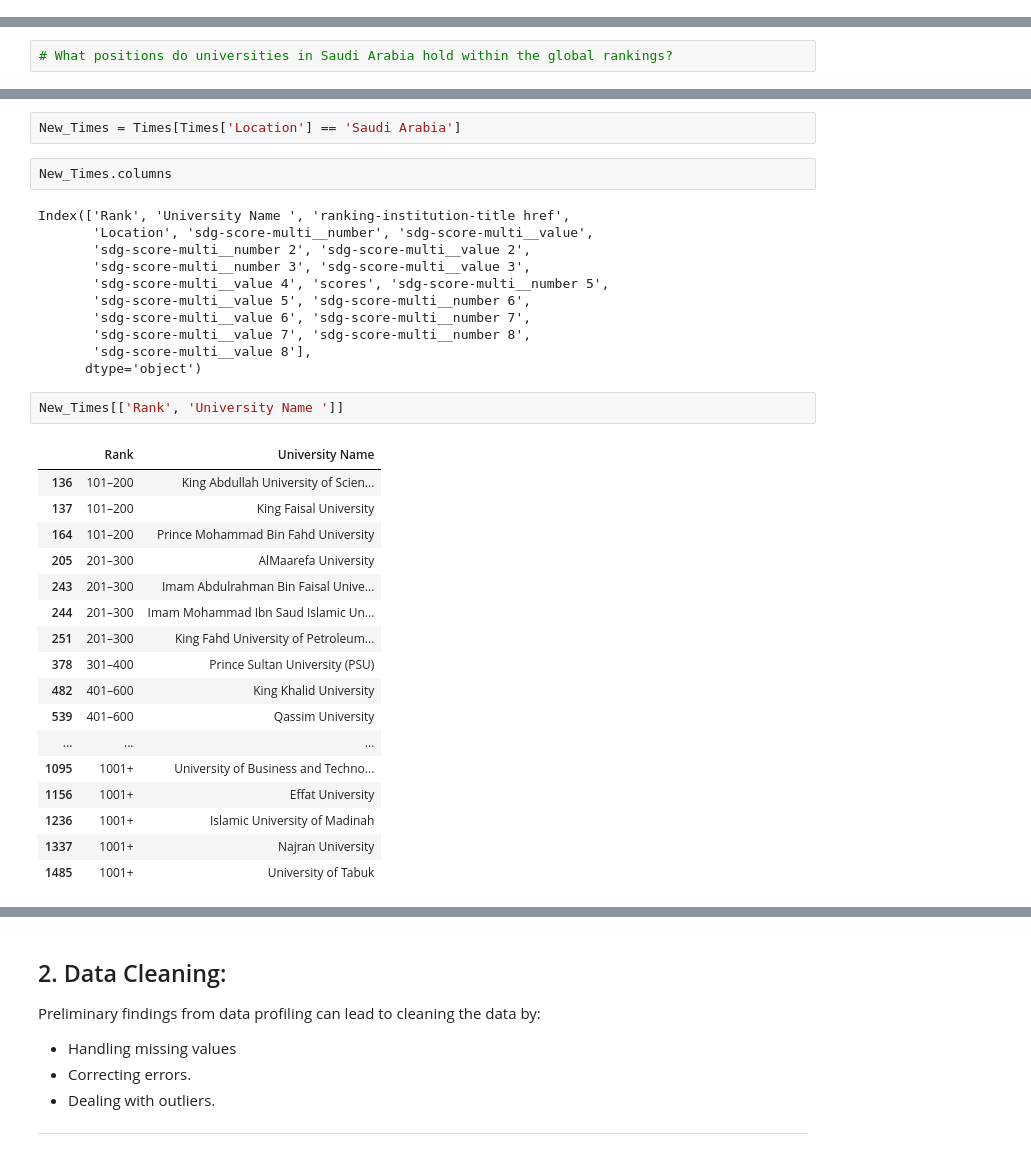
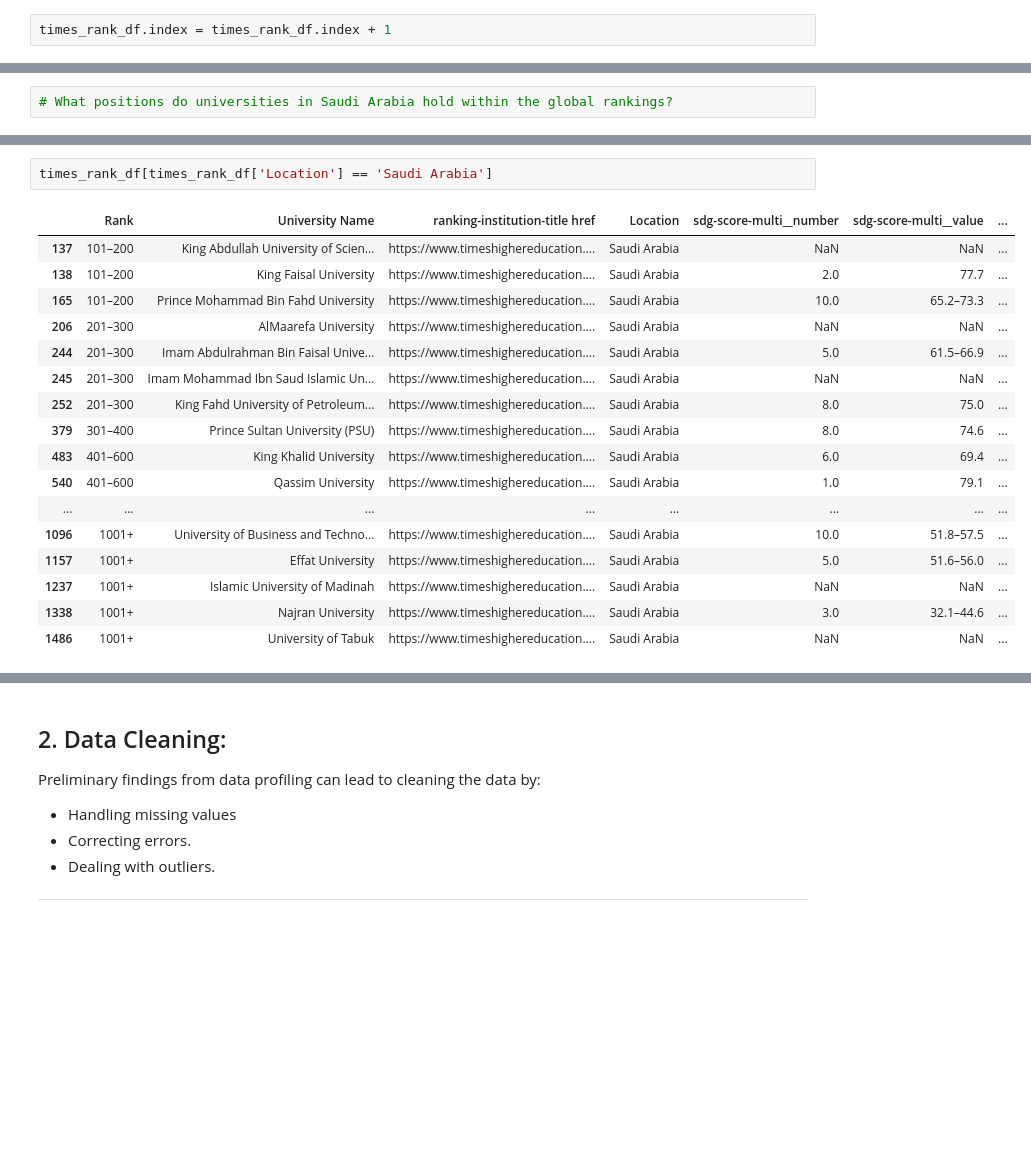
Before and after one commit to ABDULKREM-AL-SAIF/world-university-rankings-analysis, a Jupyter notebook: EDA explain template.ipynb, the cells around one changed output, grey strips where cells are left out. Cells and saved outputs as stored; diff of their text form; blank space fills up the shorter version.

```diff
--- a/EDA explain template.ipynb
+++ b/EDA explain template.ipynb
@@ -219,0 +327,2 @@ Verify that the data is correct and precise. This could involve comparing data s
+# %%
+times_rank_df.index = times_rank_df.index + 1
@@ -386,37 +510,22 @@ shanghai[shanghai['National/Regional Rank'] == 'Saudi Arabia']
 # %% [output]
 |  | Ranking | University Name | National/Regional Rank | Total Score | LOGO | University Detail |
 # %%
-New_Times = Times[Times['Location'] == 'Saudi Arabia']
+times_rank_df[times_rank_df['Location'] == 'Saudi Arabia']
+# %% [output]
+|  | Rank | University Name | ranking-institution-title href | Location | sdg-score-multi__number | sdg-score-multi__value | ... |
+| 137 | 101–200 | King Abdullah University of Scien... | https://www.timeshighereducation.... | Saudi Arabia | NaN | NaN | ... |
+| 138 | 101–200 | King Faisal University | https://www.timeshighereducation.... | Saudi Arabia | 2.0 | 77.7 | ... |
+| 165 | 101–200 | Prince Mohammad Bin Fahd University | https://www.timeshighereducation.... | Saudi Arabia | 10.0 | 65.2–73.3 | ... |
+| 206 | 201–300 | AlMaarefa University | https://www.timeshighereducation.... | Saudi Arabia | NaN | NaN | ... |
+| 244 | 201–300 | Imam Abdulrahman Bin Faisal Unive... | https://www.timeshighereducation.... | Saudi Arabia | 5.0 | 61.5–66.9 | ... |
+| 245 | 201–300 | Imam Mohammad Ibn Saud Islamic Un... | https://www.timeshighereducation.... | Saudi Arabia | NaN | NaN | ... |
+| 252 | 201–300 | King Fahd University of Petroleum... | https://www.timeshighereducation.... | Saudi Arabia | 8.0 | 75.0 | ... |
+| 379 | 301–400 | Prince Sultan University (PSU) | https://www.timeshighereducation.... | Saudi Arabia | 8.0 | 74.6 | ... |
+| 483 | 401–600 | King Khalid University | https://www.timeshighereducation.... | Saudi Arabia | 6.0 | 69.4 | ... |
+| 540 | 401–600 | Qassim University | https://www.timeshighereducation.... | Saudi Arabia | 1.0 | 79.1 | ... |
+| ... | ... | ... | ... | ... | ... | ... | ... |
+| 1096 | 1001+ | University of Business and Techno... | https://www.timeshighereducation.... | Saudi Arabia | 10.0 | 51.8–57.5 | ... |
+| 1157 | 1001+ | Effat University | https://www.timeshighereducation.... | Saudi Arabia | 5.0 | 51.6–56.0 | ... |
+| 1237 | 1001+ | Islamic University of Madinah | https://www.timeshighereducation.... | Saudi Arabia | NaN | NaN | ... |
+| 1338 | 1001+ | Najran University | https://www.timeshighereducation.... | Saudi Arabia | 3.0 | 32.1–44.6 | ... |
+| 1486 | 1001+ | University of Tabuk | https://www.timeshighereducation.... | Saudi Arabia | NaN | NaN | ... |
-# %%
-New_Times.columns
-# %% [output]
-Index(['Rank', 'University Name ', 'ranking-institution-title href',
-       'Location', 'sdg-score-multi__number', 'sdg-score-multi__value',
-       'sdg-score-multi__number 2', 'sdg-score-multi__value 2',
-       'sdg-score-multi__number 3', 'sdg-score-multi__value 3',
-       'sdg-score-multi__value 4', 'scores', 'sdg-score-multi__number 5',
-       'sdg-score-multi__value 5', 'sdg-score-multi__number 6',
-       'sdg-score-multi__value 6', 'sdg-score-multi__number 7',
-       'sdg-score-multi__value 7', 'sdg-score-multi__number 8',
-       'sdg-score-multi__value 8'],
-      dtype='object')
-# %%
-New_Times[['Rank', 'University Name ']]
-# %% [output]
-|  | Rank | University Name |
-| 136 | 101–200 | King Abdullah University of Scien... |
-| 137 | 101–200 | King Faisal University |
-| 164 | 101–200 | Prince Mohammad Bin Fahd University |
-| 205 | 201–300 | AlMaarefa University |
-| 243 | 201–300 | Imam Abdulrahman Bin Faisal Unive... |
-| 244 | 201–300 | Imam Mohammad Ibn Saud Islamic Un... |
-| 251 | 201–300 | King Fahd University of Petroleum... |
-| 378 | 301–400 | Prince Sultan University (PSU) |
-| 482 | 401–600 | King Khalid University |
-| 539 | 401–600 | Qassim University |
-| ... | ... | ... |
-| 1095 | 1001+ | University of Business and Techno... |
-| 1156 | 1001+ | Effat University |
-| 1236 | 1001+ | Islamic University of Madinah |
-| 1337 | 1001+ | Najran University |
-| 1485 | 1001+ | University of Tabuk |
```
Also changed, not shown: parts of 57 cells of this notebook.
